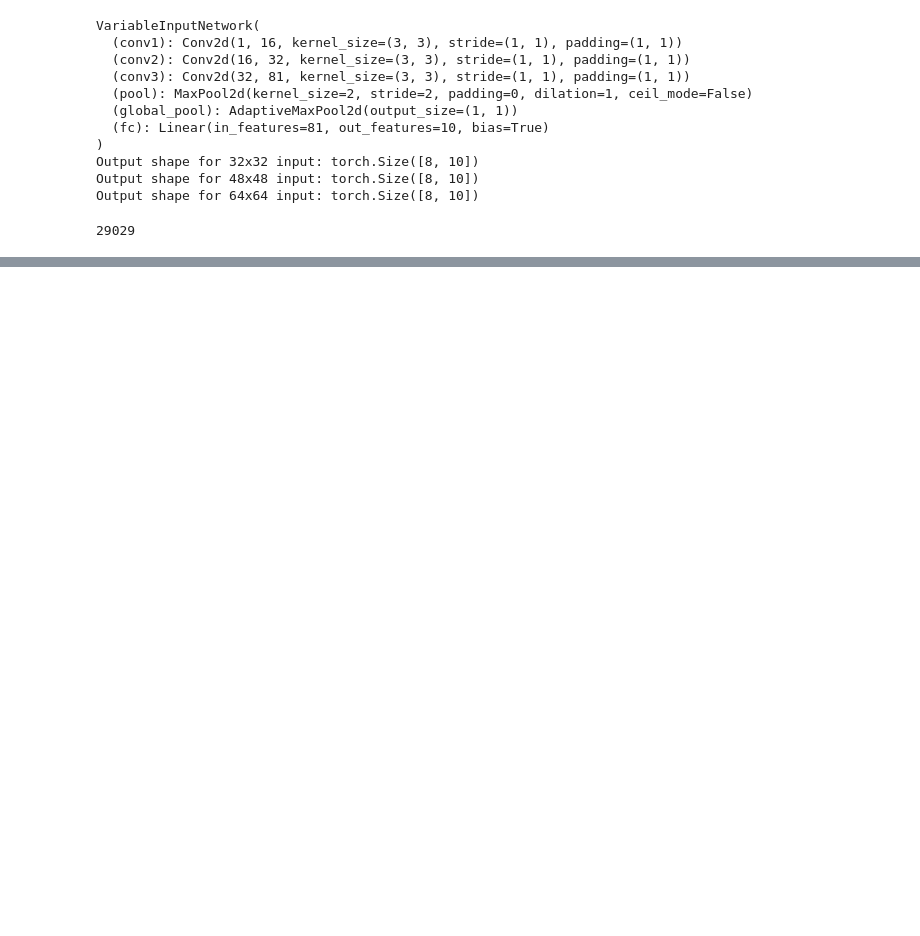
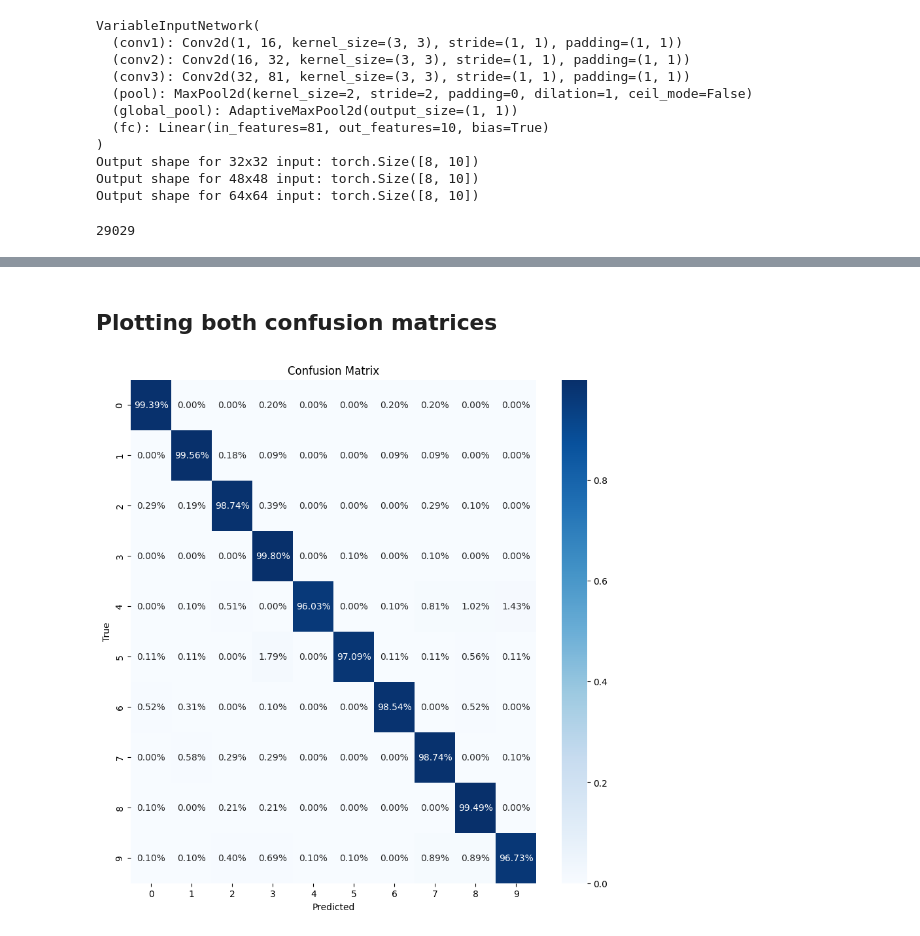
Before and after one commit to michelexyz/DL-group-assignments, a Jupyter notebook: part3.ipynb, the cells around one changed output, grey strips where cells are left out. Cells and saved outputs as stored; diff of their text form; code cells hidden in the pictures; blank space fills up the shorter version.

```diff
--- a/part3.ipynb
+++ b/part3.ipynb
@@ -64,4 +64,4 @@ print(vis.count_parameters(model))
 # %% [output]
 29029
 # %%
-# results = vis.train_and_compare_pooling(train_tensors_by_resolution, test_tensors_by_resolution, num_epochs=5)
+results = vis.train_and_compare_pooling(train_tensors_by_resolution, test_tensors_by_resolution, num_epochs=5)
@@ -68,4 +77,4 @@ print(vis.count_parameters(model))
 # %%
-results = vis.train_max_pooling(train_tensors_by_resolution, test_tensors_by_resolution, num_epochs=20)
+results, confusion_matrix_pooling, conf_matrix_results = vis.train_max_pooling(train_tensors_by_resolution, test_tensors_by_resolution, num_epochs=8)
 # %% [output]
 Training with MAX pooling:
@@ -88,0 +196,26 @@ KeyboardInterrupt:
+# %% [markdown]
+## Plotting both confusion matrices
+# %%
+# function to plot the confusion matrix as percentages with a heatmap using seaborn, expects a confusion matrix as input as counts of predictions, we have to convert it to percentages
+
+import seaborn as sns
+
+import matplotlib.pyplot as plt
+
+def plot_confusion_matrix(confusion_matrix):
+
+
+    # convert the counts to percentages
+    confusion_matrix = confusion_matrix / confusion_matrix.sum(axis=1)[:, None]
+    # plot the heatmap
+
+    plt.figure(figsize=(10, 10))
+    sns.heatmap(confusion_matrix, annot=True, fmt=".2%", cmap='Blues')
+    plt.xlabel('Predicted')
+    plt.ylabel('True')
+    #plt.title('Confusion Matrix')
+    plt.show()
+# %%
+plot_confusion_matrix(confusion_matrix_pooling)
+# %% [output]
+[figure, added]
```
Also changed, not shown: parts of 11 cells of this notebook, 2 other files.
